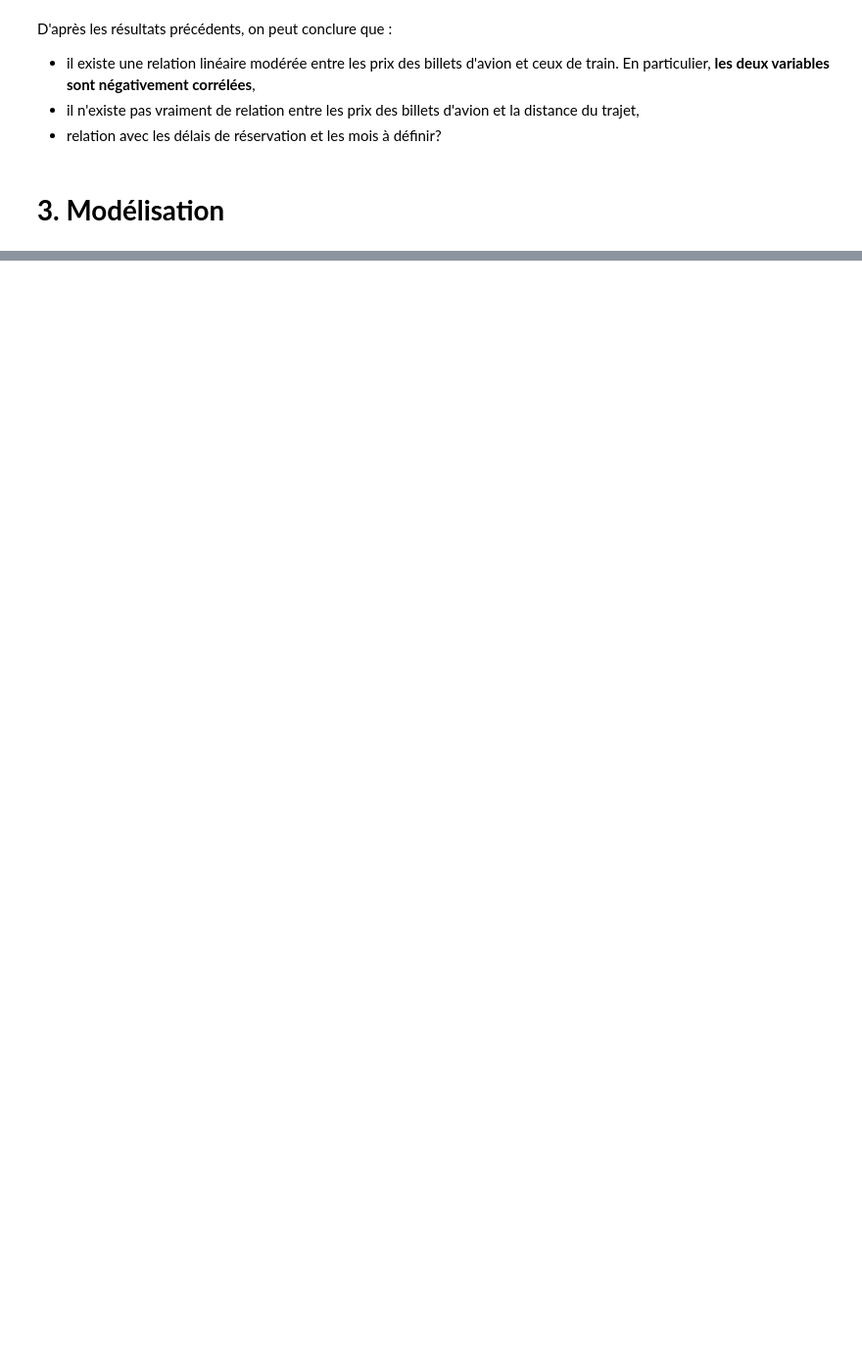
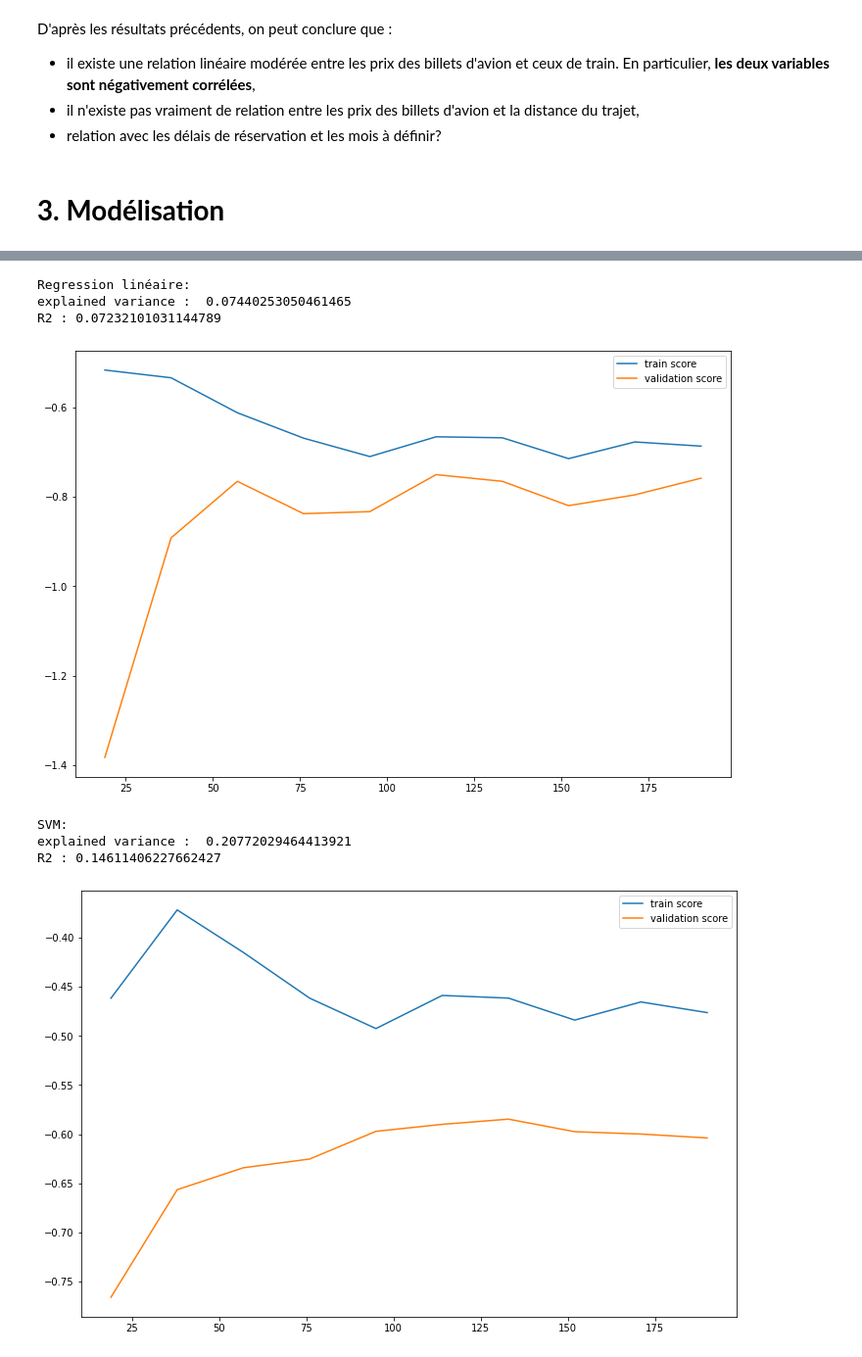
Before and after one commit to YohanWloczysiak/ProjetPythonA2S1, a Jupyter notebook: Rapport.ipynb, the cells around one changed output, grey strips where cells are left out. Shown at 98% size. Saved outputs shown, nothing was run; the diff lists cells and outputs as text; code cells hidden in the pictures; blank space fills up the shorter version.

```diff
--- a/Rapport.ipynb
+++ b/Rapport.ipynb
@@ -1127,0 +1367,6 @@ D'après les résultats précédents, on peut conclure que :
+# %%
+X_train = train_df.drop('Prix', axis = 1) #ce sur quoi le modèle apprend
+Y_train = train_df['Prix'] #L'objectif, la variable à prédire
+
+X_test = test_df.drop('Prix', axis = 1)
+Y_test = test_df['Prix']
@@ -1127,0 +1376,14 @@ D'après les résultats précédents, on peut conclure que :
+# %%
+def evaluation(model, scor):
+    model.fit(X_train, Y_train)
+    y_pred = model.predict(X_test)
+
+    print('explained variance : ', explained_variance_score(Y_test, y_pred))
+    print('R2 :',r2_score(Y_test, y_pred))
+
+    N, train_score, val_score = learning_curve(model, X_train, Y_train, cv = 4, scoring = scor, train_sizes = numpy.linspace(0.1,1,10))
+    plt.figure(figsize = (12,8))
+    plt.plot(N, train_score.mean(axis = 1), label = 'train score')
+    plt.plot(N, val_score.mean(axis = 1), label = 'validation score')
+    plt.legend()
+    plt.show()
@@ -1127,0 +1397,22 @@ D'après les résultats précédents, on peut conclure que :
+# %%
+#On instance les modèles
+svr = SVR()
+reglin = LinearRegression()
+# %%
+# On place les modèles dans un dictionnaire pour pouvoir les comparer plus facilement.
+
+dict_regression = {'Regression linéaire:' : reglin,
+                   'SVM:' : svr}
+# %%
+for name, model in dict_regression.items():
+    print(name)
+    evaluation(model, 'neg_mean_absolute_error')
+# %% [output]
+Regression linéaire:
+explained variance :  0.07440253050461465
+R2 : 0.07232101031144789
+[figure, added]
+SVM:
+explained variance :  0.20772029464413921
+R2 : 0.14611406227662427
+[figure, added]
```
Also changed, not shown: parts of 126 cells of this notebook.
